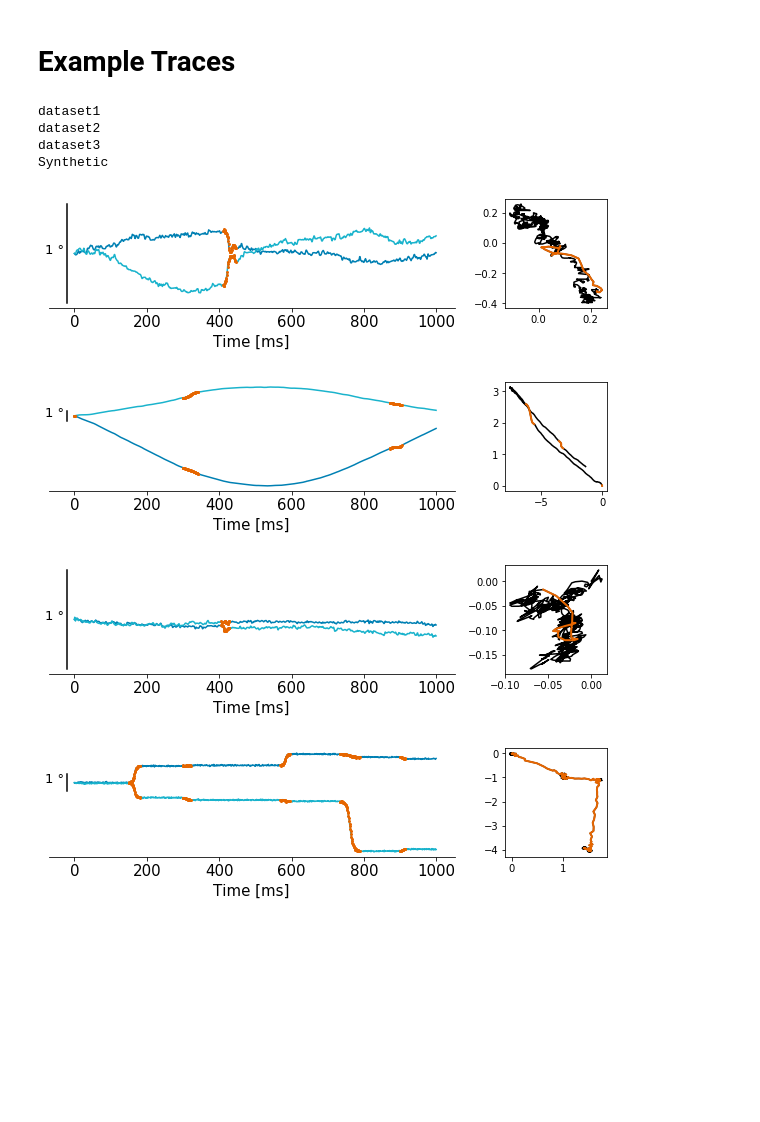
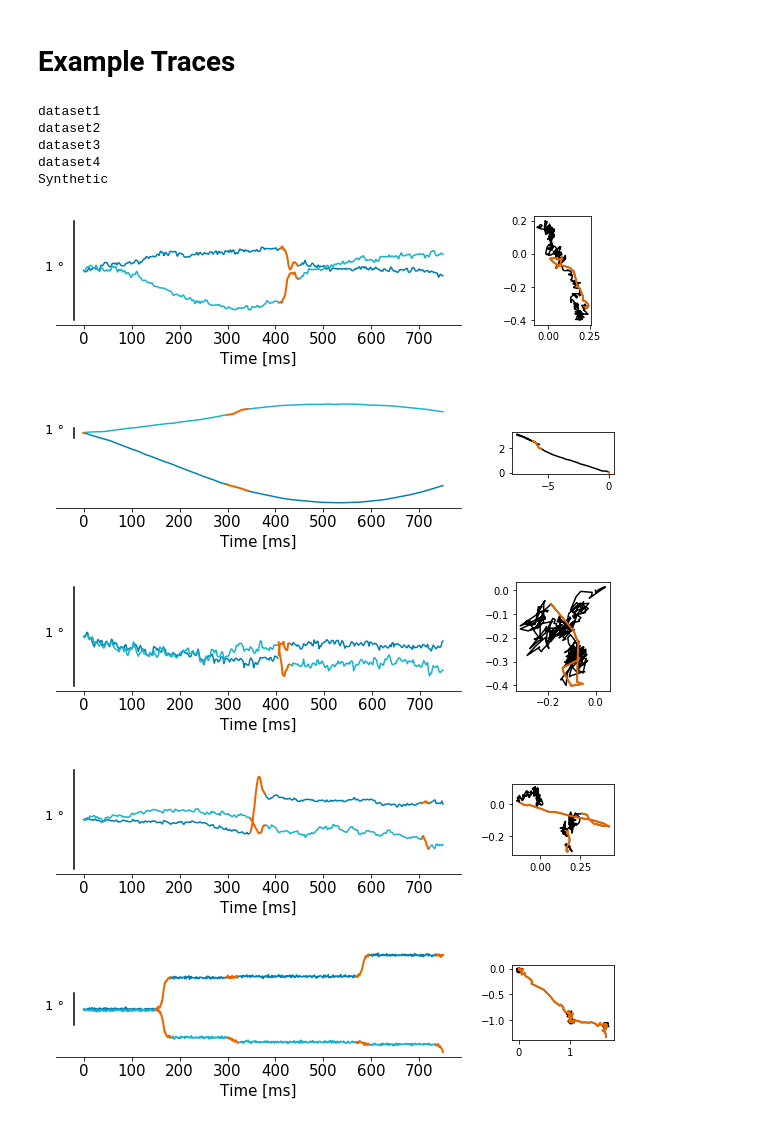
Before and after one commit to berenslab/uneye, a Jupyter notebook: analysis scripts/Data.ipynb, the cells around one changed output. Cells and saved outputs as stored; diff of their text form; code cells hidden in the pictures; blank space fills up the shorter version.

Commit message:
data summary notebook

```diff
--- a/analysis scripts/Data.ipynb
+++ b/analysis scripts/Data.ipynb
@@ -5,17 +7,17 @@ import scipy.io as io
 import pandas
 import os
 
-keys = ['D1','D2','D3']
-folders = ['dataset1','dataset2','dataset3']
-sampfreq = [1000,1000,500]
+keys = ['D1','D2','D3','D4']
+folders = ['dataset1','dataset2','dataset3','dataset4']
+sampfreq = [1000,1000,500,1000]
 df = pandas.DataFrame(columns=['source','set','duration','amplitude','peak_velocity'])
 for i,f in enumerate(folders):
     datapath = os.path.join('../data',f)
     print(datapath)
     # load training data
-    Xtrain = np.loadtxt(datapath+'/'+f+'_'+str(sampfreq[i])+'hz_X_train.csv',delimiter=',')
-    Ytrain = np.loadtxt(datapath+'/'+f+'_'+str(sampfreq[i])+'hz_Y_train.csv',delimiter=',')
-    Ltrain = np.loadtxt(datapath+'/'+f+'_'+str(sampfreq[i])+'hz_Labels_train.csv',delimiter=',')
+    Xtrain = np.loadtxt(datapath+'/'+f+'_'+str(sampfreq[i])+'hz_X_setA.csv',delimiter=',')
+    Ytrain = np.loadtxt(datapath+'/'+f+'_'+str(sampfreq[i])+'hz_Y_setA.csv',delimiter=',')
+    Ltrain = np.loadtxt(datapath+'/'+f+'_'+str(sampfreq[i])+'hz_Labels_setA.csv',delimiter=',')
 
     Ltrain = (Ltrain==1).astype(float) #get saccade class only
 
@@ -112,8 +116,9 @@ net = ueye.functions.UNet()
 # %%
-folders = ['dataset1','dataset2','dataset3','Synthetic']
-deg = [0.2,1,1,0.02,1,1]
-inds = [80,49,31,6,
-        52]
+folders = ['dataset1','dataset2','dataset3','dataset4','Synthetic']
+deg = [0.2,1,1,0.1,1,1]
+ntime = 750; #time to plot (ms)
+sampfreq = [1000,1000,500,1000,1000]
+inds = [80,49,31,590,6] #trials to plot
 for j,f in enumerate(folders):
     print(f)
     datapath = '../data/' + f
@@ -122,19 +127,17 @@ for j,f in enumerate(folders):
         Ytrain = np.loadtxt(datapath+'/Y_1000hz.csv',delimiter=',')
         Ltrain = np.loadtxt(datapath+'/Labels_1000hz.csv',delimiter=',')
     else:
-        Xtrain = np.loadtxt(datapath+'/'+f+'_'+str(sampfreq[j])+'hz_X_train.csv',delimiter=',')
-        Ytrain = np.loadtxt(datapath+'/'+f+'_'+str(sampfreq[j])+'hz_Y_train.csv',delimiter=',')
-        Ltrain = np.loadtxt(datapath+'/'+f+'_'+str(sampfreq[j])+'hz_Labels_train.csv',delimiter=',')
+        Xtrain = np.loadtxt(datapath+'/'+f+'_'+str(sampfreq[j])+'hz_X_setA.csv',delimiter=',')
+        Ytrain = np.loadtxt(datapath+'/'+f+'_'+str(sampfreq[j])+'hz_Y_setA.csv',delimiter=',')
+        Ltrain = np.loadtxt(datapath+'/'+f+'_'+str(sampfreq[j])+'hz_Labels_setA.csv',delimiter=',')
 
-    t = np.arange(1000)
+
     i = inds[j]
-    if (f=='dataset3'):
-        n_time = Xtrain.shape[1]
-        Xtrain = resample(Xtrain.copy(),n_time*int(1000/500),axis=1)[:,:1000]
-        Ytrain = resample(Ytrain.copy(),n_time*int(1000/500),axis=1)[:,:1000]
-        Ltrain = resample(Ltrain.copy(),n_time*int(1000/500),axis=1)[:,:1000]
-        Ltrain[Ltrain<0.5] = 0
-        Ltrain[Ltrain>=0.5] = 1
+
+    t = np.arange(0,ntime,1000/sampfreq[j])
+    Xtrain = Xtrain[:,:int(ntime*(sampfreq[j]/1000))]
+    Ytrain = Ytrain[:,:int(ntime*(sampfreq[j]/1000))]
+    Ltrain = Ltrain[:,:int(ntime*(sampfreq[j]/1000))]
     l = Ltrain[i,:].astype(float).copy()
 
     f1 = figure(figsize=(10,2))
@@ -144,39 +147,45 @@ for j,f in enumerate(folders):
     x = x-x[0]
     y = y-y[0]
 
     ax = subplot(gs[0])
-    plot(t,x,c=cols[0],label='horizontal')
-    plot(t,y,c=cols[1],label='vertical')
+    xfix = x.copy(); xfix[l==1] = np.nan
+    yfix = y.copy(); yfix[l==1] = np.nan
+    plot(t,xfix,c=cols[0],label='horizontal')
+    plot(t,yfix,c=cols[1],label='vertical')
     x[l==0] = np.nan
     y[l==0] = np.nan
-    plot(t,x,c=cols[2],marker='.',markersize=4,linewidth=0,label='saccade')
-    plot(t,y,c=cols[2],marker='.',markersize=4,linewidth=0,)
+    plot(t,x,c=cols[2],linewidth=2,label='saccade')
+    plot(t,y,c=cols[2],linewidth=2)
     plot([-20,-20],[-0.5,0.5],'k')
     text(-80,0,str(1)+' °',fontsize=13)
 
     ax.spines['top'].set_visible(False)
     ax.spines['right'].set_visible(False)
     ax.spines['left'].set_visible(False)
     yticks(())
     xticks(fontsize=15)
     xlabel('Time [ms]',fontsize=15)
 
     x = Xtrain[i,:].copy()
     y = Ytrain[i,:].copy()
     x = x-x[0]
     y = y-y[0]
     ax = subplot(gs[1])
     plot(x,y,c='k',label='fixation')
     x[l==0] = np.nan
     y[l==0] = np.nan
     plot(x,y,c=cols[2],markersize=4,linewidth=2,label='saccade')
-    savefig('../summary/examples_'+f+'.pdf',bbox_inches='tight')
+    gca().set_aspect('equal',adjustable='box')
+    #tight_layout()
+    #savefig('examples_'+f+'.pdf',bbox_inches='tight')
 # %% [output]
 dataset1
 dataset2
 dataset3
+dataset4
 Synthetic
-[figure, old version]
+[figure, new version]
-[figure, old version]
+[figure, new version]
-[figure, old version]
+[figure, new version]
-[figure, old version]
+[figure, new version]
+[figure, added]
```
Also changed, not shown: parts of 6 cells of this notebook.
